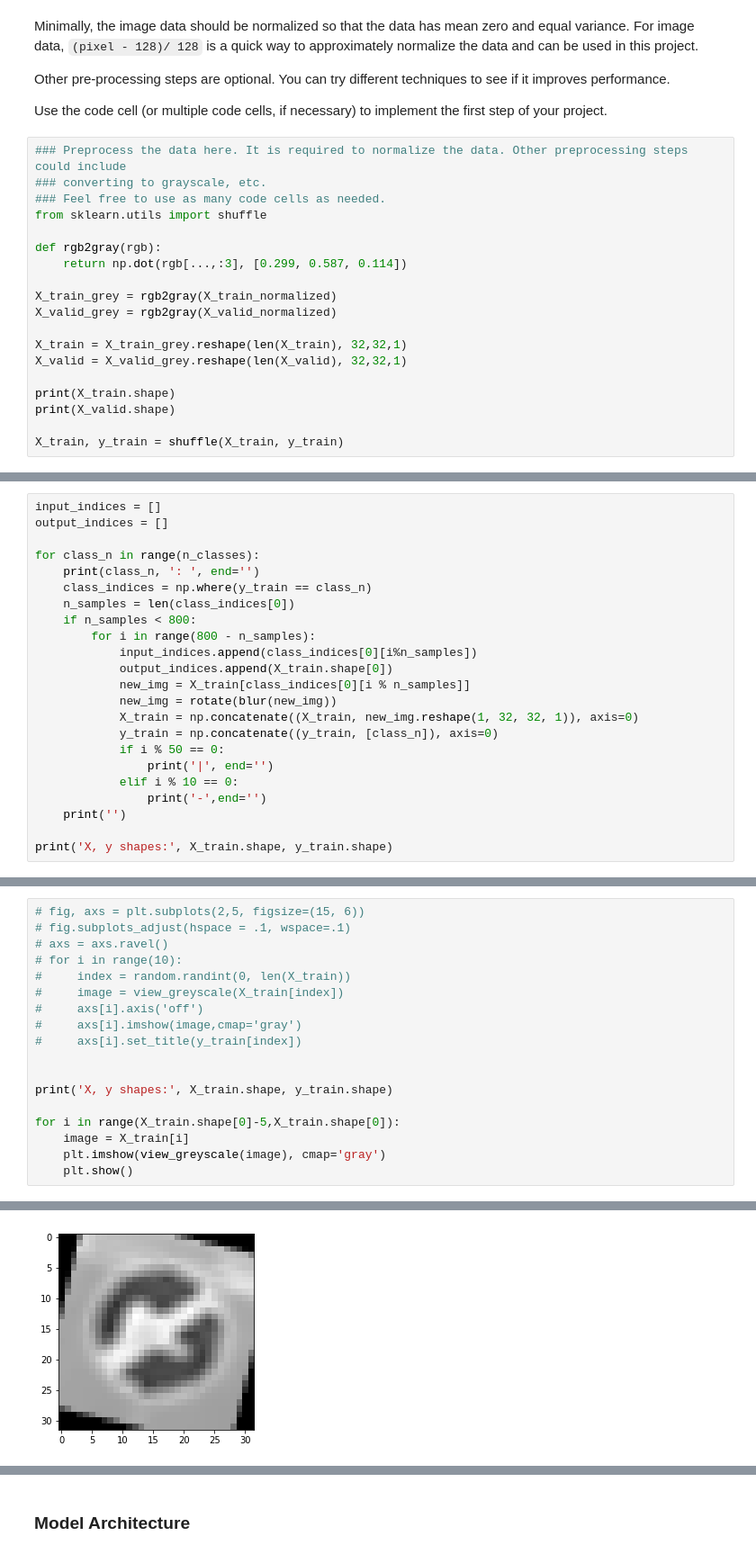
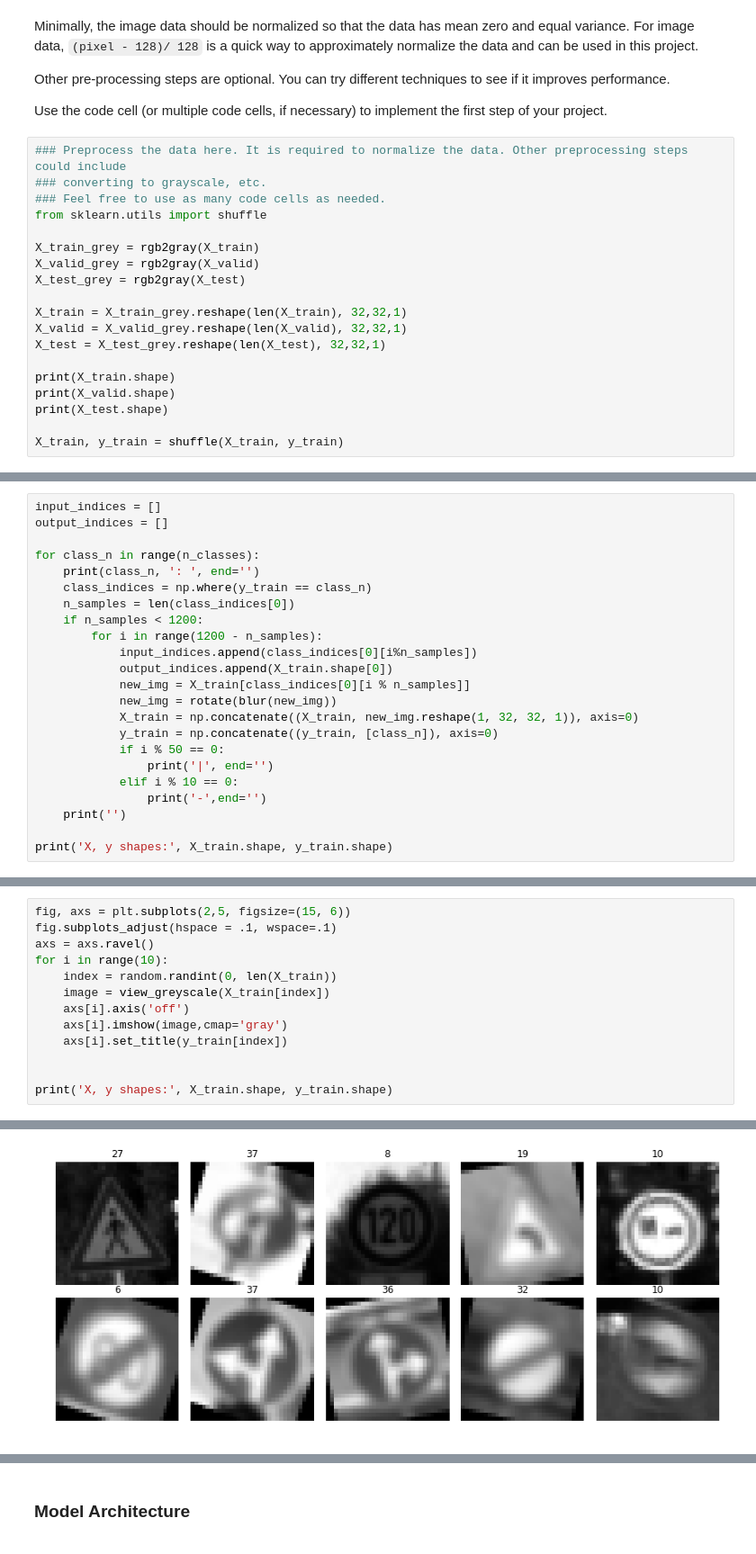
Before and after one commit to szemranamszyca/CarND-Traffic-Sign-Classifier-Project, a Jupyter notebook: Traffic_Sign_Classifier.ipynb, the cells around one changed output, grey strips where cells are left out. Shown at 90% size. Saved outputs shown, nothing was run; the diff lists cells and outputs as text.

```diff
--- a/Traffic_Sign_Classifier.ipynb
+++ b/Traffic_Sign_Classifier.ipynb
@@ -215,17 +220,17 @@ Use the code cell (or multiple code cells, if necessary) to implement the first
 ### Feel free to use as many code cells as needed.
 from sklearn.utils import shuffle
 
-def rgb2gray(rgb):
-    return np.dot(rgb[...,:3], [0.299, 0.587, 0.114])
-
-X_train_grey = rgb2gray(X_train_normalized)
-X_valid_grey = rgb2gray(X_valid_normalized)
+X_train_grey = rgb2gray(X_train)
+X_valid_grey = rgb2gray(X_valid)
+X_test_grey = rgb2gray(X_test)
 
 X_train = X_train_grey.reshape(len(X_train), 32,32,1)
 X_valid = X_valid_grey.reshape(len(X_valid), 32,32,1)
+X_test = X_test_grey.reshape(len(X_test), 32,32,1)
 
 print(X_train.shape)
 print(X_valid.shape)
+print(X_test.shape)
 
 X_train, y_train = shuffle(X_train, y_train)
 # %% [output]
@@ -239,8 +245,8 @@ for class_n in range(n_classes):
     print(class_n, ': ', end='')
     class_indices = np.where(y_train == class_n)
     n_samples = len(class_indices[0])
-    if n_samples < 800:
-        for i in range(800 - n_samples):
+    if n_samples < 1200:
+        for i in range(1200 - n_samples):
             input_indices.append(class_indices[0][i%n_samples])
             output_indices.append(X_train.shape[0])
             new_img = X_train[class_indices[0][i % n_samples]]
@@ -275,19 +281,14 @@ X, y shapes: (46480, 32, 32, 1) (46480,)
 # %%
-# fig, axs = plt.subplots(2,5, figsize=(15, 6))
-# fig.subplots_adjust(hspace = .1, wspace=.1)
-# axs = axs.ravel()
-# for i in range(10):
-#     index = random.randint(0, len(X_train))
-#     image = view_greyscale(X_train[index])
-#     axs[i].axis('off')
-#     axs[i].imshow(image,cmap='gray')
-#     axs[i].set_title(y_train[index])
+fig, axs = plt.subplots(2,5, figsize=(15, 6))
+fig.subplots_adjust(hspace = .1, wspace=.1)
+axs = axs.ravel()
+for i in range(10):
+    index = random.randint(0, len(X_train))
+    image = view_greyscale(X_train[index])
+    axs[i].axis('off')
+    axs[i].imshow(image,cmap='gray')
+    axs[i].set_title(y_train[index])
 
 
 print('X, y shapes:', X_train.shape, y_train.shape)
-
-for i in range(X_train.shape[0]-5,X_train.shape[0]):
-    image = X_train[i]
-    plt.imshow(view_greyscale(image), cmap='gray')
-    plt.show()
 # %% [output]
@@ -295 +296 @@ X, y shapes: (46480, 32, 32, 1) (46480,)
-[figure, old version]
+[figure, new version]
```
Also changed, not shown: parts of 24 cells of this notebook, 2 other files.
